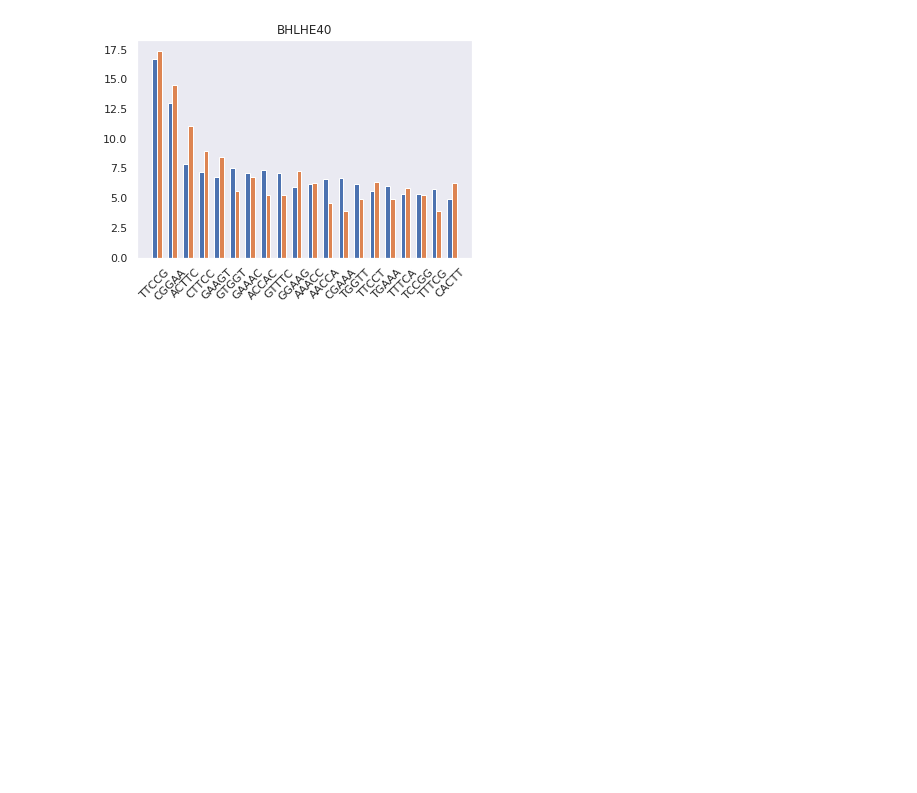
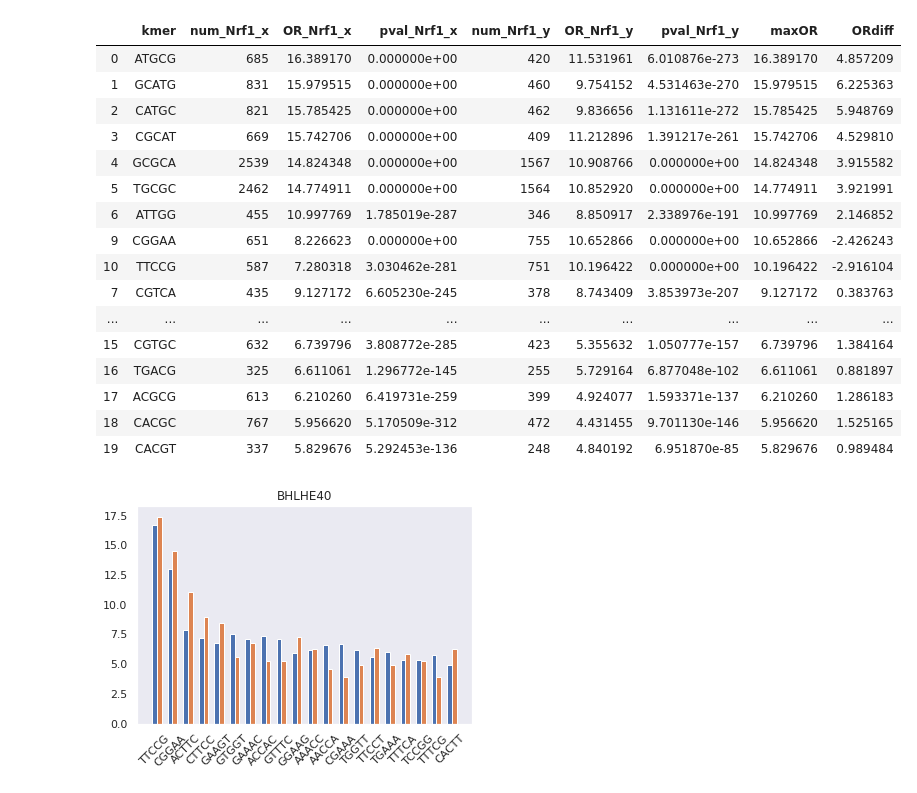
Before and after one commit to gymreklab/agent-bind-analyses, a Jupyter notebook: Figures/AgentBind_Figure3.ipynb, the cells around one changed output. Cells and saved outputs as stored; diff of their text form; code cells hidden in the pictures; blank space fills up the shorter version.

```diff
--- a/Figures/AgentBind_Figure3.ipynb
+++ b/Figures/AgentBind_Figure3.ipynb
@@ -74,2 +115,37 @@ See the caveats in the documentation: http://pandas.pydata.org/pandas-docs/stabl
+# %%
+# For factor NFYB
+# "Good" motifs enriched for this weird sequence GGATGTGGGTG
+# "bad" motifs more enriched for ATTGG/CCAAT canonical NFY site
+# Pull out examples of this actual sequence
+ORdata_bad.index=range(ORdata_bad.shape[0])
+ORdata_good.index=range(ORdata_good.shape[0])
+ORdata.index = range(ORdata.shape[0])
+
+
+factor = "Nrf1"
+b = ORdata_bad[["kmer","num_%s"%factor,"OR_%s"%factor,"pval_%s"%factor]].sort_values("OR_%s"%factor, ascending=False)
+g = ORdata_good[["kmer","num_%s"%factor,"OR_%s"%factor,"pval_%s"%factor]].sort_values("OR_%s"%factor, ascending=False)
+f = pd.merge(b, g, on=["kmer"], how="outer")
+f["maxOR"] = f.apply(lambda x: max([x["OR_%s_x"%factor],x["OR_%s_y"%factor]]), 1)
+f["ORdiff"] = f["OR_%s_x"%factor]-f["OR_%s_y"%factor]
+f.sort_values("maxOR", ascending=False).head(n=20)
+# %% [output]
+|  | kmer | num_Nrf1_x | OR_Nrf1_x | pval_Nrf1_x | num_Nrf1_y | OR_Nrf1_y | pval_Nrf1_y | maxOR | ORdiff |
+| 0 | ATGCG | 685 | 16.389170 | 0.000000e+00 | 420 | 11.531961 | 6.010876e-273 | 16.389170 | 4.857209 |
+| 1 | GCATG | 831 | 15.979515 | 0.000000e+00 | 460 | 9.754152 | 4.531463e-270 | 15.979515 | 6.225363 |
+| 2 | CATGC | 821 | 15.785425 | 0.000000e+00 | 462 | 9.836656 | 1.131611e-272 | 15.785425 | 5.948769 |
+| 3 | CGCAT | 669 | 15.742706 | 0.000000e+00 | 409 | 11.212896 | 1.391217e-261 | 15.742706 | 4.529810 |
+| 4 | GCGCA | 2539 | 14.824348 | 0.000000e+00 | 1567 | 10.908766 | 0.000000e+00 | 14.824348 | 3.915582 |
+| 5 | TGCGC | 2462 | 14.774911 | 0.000000e+00 | 1564 | 10.852920 | 0.000000e+00 | 14.774911 | 3.921991 |
+| 6 | ATTGG | 455 | 10.997769 | 1.785019e-287 | 346 | 8.850917 | 2.338976e-191 | 10.997769 | 2.146852 |
+| 9 | CGGAA | 651 | 8.226623 | 0.000000e+00 | 755 | 10.652866 | 0.000000e+00 | 10.652866 | -2.426243 |
+| 10 | TTCCG | 587 | 7.280318 | 3.030462e-281 | 751 | 10.196422 | 0.000000e+00 | 10.196422 | -2.916104 |
+| 7 | CGTCA | 435 | 9.127172 | 6.605230e-245 | 378 | 8.743409 | 3.853973e-207 | 9.127172 | 0.383763 |
+| ... | ... | ... | ... | ... | ... | ... | ... | ... | ... |
+| 15 | CGTGC | 632 | 6.739796 | 3.808772e-285 | 423 | 5.355632 | 1.050777e-157 | 6.739796 | 1.384164 |
+| 16 | TGACG | 325 | 6.611061 | 1.296772e-145 | 255 | 5.729164 | 6.877048e-102 | 6.611061 | 0.881897 |
+| 17 | ACGCG | 613 | 6.210260 | 6.419731e-259 | 399 | 4.924077 | 1.593371e-137 | 6.210260 | 1.286183 |
+| 18 | CACGC | 767 | 5.956620 | 5.170509e-312 | 472 | 4.431455 | 9.701130e-146 | 5.956620 | 1.525165 |
+| 19 | CACGT | 337 | 5.829676 | 5.292453e-136 | 248 | 4.840192 | 6.951870e-85 | 5.829676 | 0.989484 |
 # %%
 usecols = ["kmer"]+orcols
```
Also changed, not shown: parts of 8 cells of this notebook, 12 other files.
